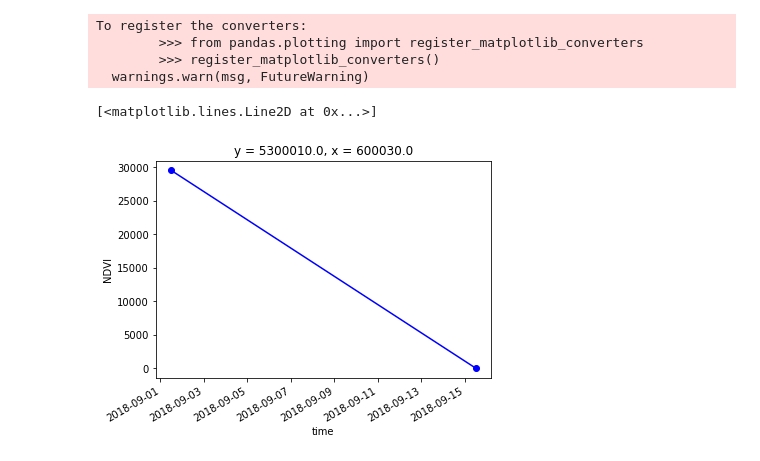
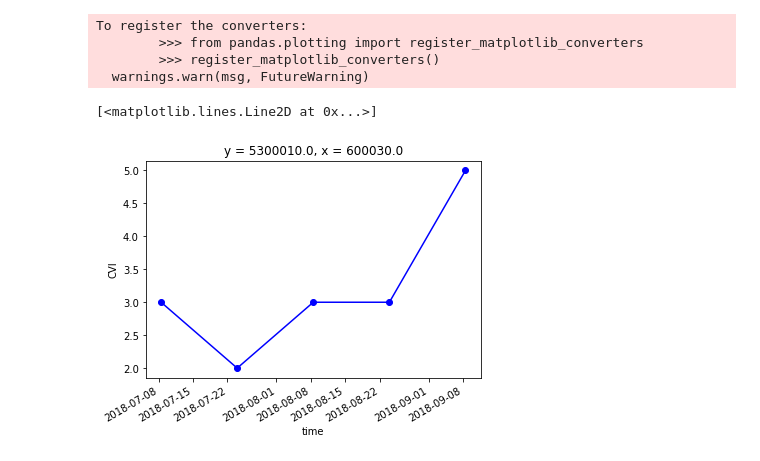
Before and after one commit to StefanBrand/masterdatacube, a Jupyter notebook: S3_COGs_to_xarray.ipynb, the cells around one changed output. Cells and saved outputs as stored; diff of their text form; code cells hidden in the pictures.

```diff
--- a/S3_COGs_to_xarray.ipynb
+++ b/S3_COGs_to_xarray.ipynb
@@ -54,9 +51,9 @@ Data variables:
 # %%
-ds.isel(x=0, y=0).NDVI.plot.line('b-o')
+ds.isel(x=0, y=0).CVI.plot.line('b-o')
 # %% [output]
 To register the converters:
         >>> from pandas.plotting import register_matplotlib_converters
         >>> register_matplotlib_converters()
   warnings.warn(msg, FutureWarning)
 [<matplotlib.lines.Line2D at 0x...>]
-[figure, old version]
+[figure, new version]
```
Also changed, not shown: parts of 2 cells of this notebook, 3 other files.
